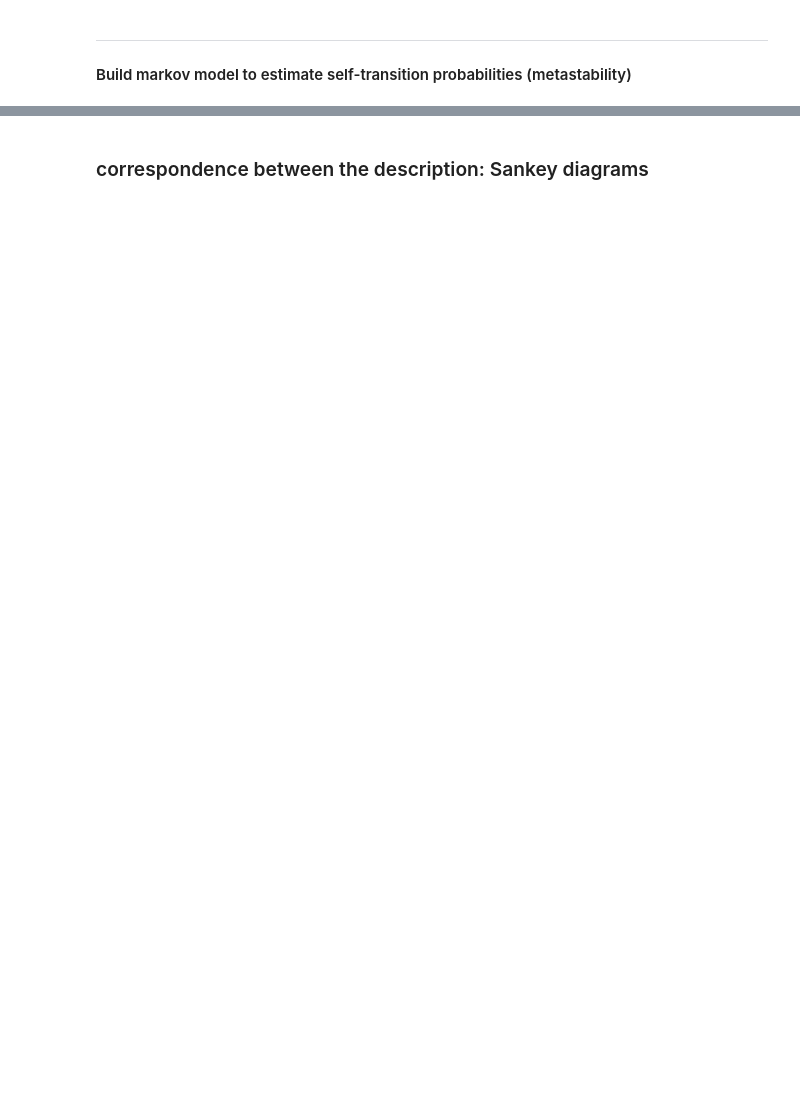
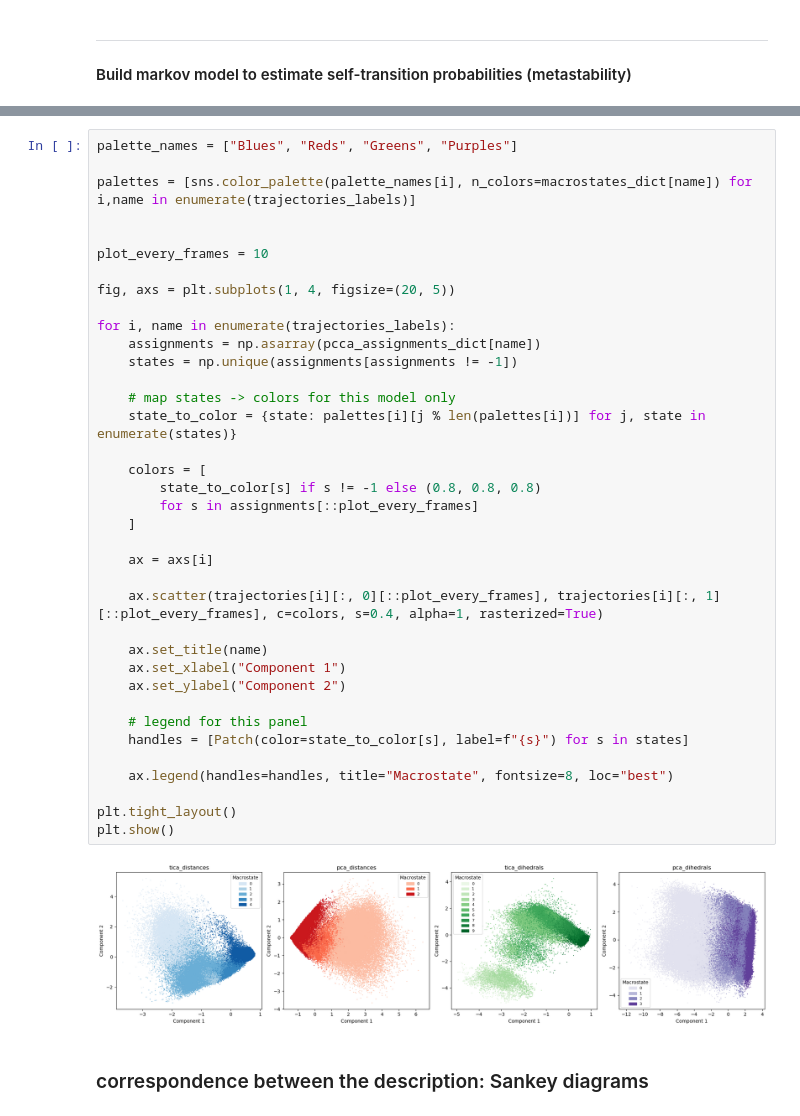
Before and after one commit to miriamzara/MSM, a Jupyter notebook: root/notebooks/step_4new_analysis.ipynb, the cells around one changed output, grey strips where cells are left out. Saved outputs shown, nothing was run; the diff lists cells and outputs as text; blank space fills up the shorter version.

```diff
--- a/root/notebooks/step_4new_analysis.ipynb
+++ b/root/notebooks/step_4new_analysis.ipynb
@@ -170,2 +177,41 @@ plt.show()
+# %%
+palette_names = ["Blues", "Reds", "Greens", "Purples"]
+
+palettes = [sns.color_palette(palette_names[i], n_colors=macrostates_dict[name]) for i,name in enumerate(trajectories_labels)]
+
+
+plot_every_frames = 10
+
+fig, axs = plt.subplots(1, 4, figsize=(20, 5))
+
+for i, name in enumerate(trajectories_labels):
+    assignments = np.asarray(pcca_assignments_dict[name])
+    states = np.unique(assignments[assignments != -1])
+
+    # map states -> colors for this model only
+    state_to_color = {state: palettes[i][j % len(palettes[i])] for j, state in enumerate(states)}
+
+    colors = [
+        state_to_color[s] if s != -1 else (0.8, 0.8, 0.8)
+        for s in assignments[::plot_every_frames]
+    ]
+
+    ax = axs[i]
+
+    ax.scatter(trajectories[i][:, 0][::plot_every_frames], trajectories[i][:, 1][::plot_every_frames], c=colors, s=0.4, alpha=1, rasterized=True)
+
+    ax.set_title(name)
+    ax.set_xlabel("Component 1")
+    ax.set_ylabel("Component 2")
+
+    # legend for this panel
+    handles = [Patch(color=state_to_color[s], label=f"{s}") for s in states]
+
+    ax.legend(handles=handles, title="Macrostate", fontsize=8, loc="best")
+
+plt.tight_layout()
+plt.show()
+# %% [output]
+[figure, added]
 # %% [markdown]
 ### correspondence between the description: Sankey diagrams
```
Also changed, not shown: parts of 11 cells of this notebook, 1 other file.
